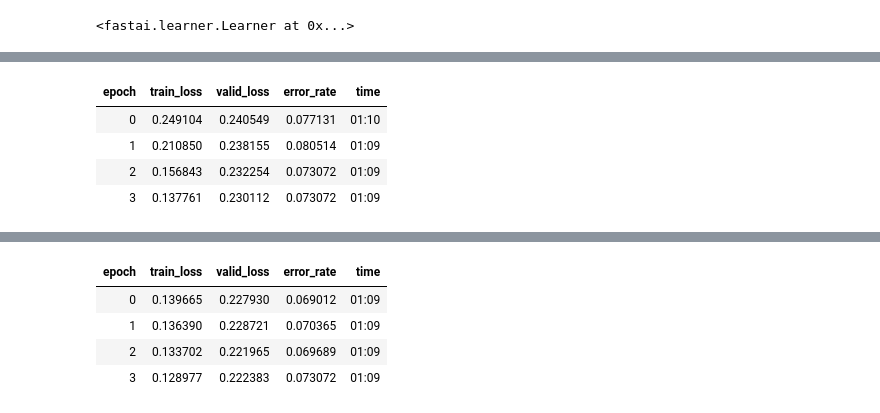
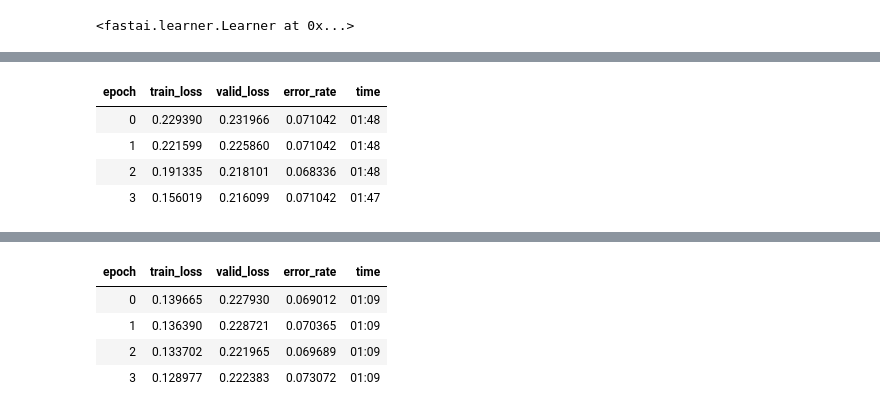
Before and after one commit to pnvijay/walk_with_fastai, a Jupyter notebook: 1_PETS.ipynb, the cells around one changed output, grey strips where cells are left out. Cells and saved outputs as stored; diff of their text form; code cells hidden in the pictures.

```diff
--- a/1_PETS.ipynb
+++ b/1_PETS.ipynb
@@ -224,12 +225,13 @@ SuggestedLRs(lr_min=6.918309736647643e-07, lr_steep=6.309573450380412e-07)
 # %%
+np.random.seed(2)
 learn.unfreeze()
-learn.fit_one_cycle(4,lr_max=slice(5e-6,8e-5))
+learn.fit_one_cycle(4,lr_max=slice(1e-6,1e-4))
 # %% [output]
 | epoch | train_loss | valid_loss | error_rate | time |
-| 0 | 0.249104 | 0.240549 | 0.077131 | 01:10 |
-| 1 | 0.210850 | 0.238155 | 0.080514 | 01:09 |
-| 2 | 0.156843 | 0.232254 | 0.073072 | 01:09 |
-| 3 | 0.137761 | 0.230112 | 0.073072 | 01:09 |
+| 0 | 0.229390 | 0.231966 | 0.071042 | 01:48 |
+| 1 | 0.221599 | 0.225860 | 0.071042 | 01:48 |
+| 2 | 0.191335 | 0.218101 | 0.068336 | 01:48 |
+| 3 | 0.156019 | 0.216099 | 0.071042 | 01:47 |
 # %%
 learn.lr_find()
 # %% [output]
```
Also changed, not shown: parts of 12 cells of this notebook.
